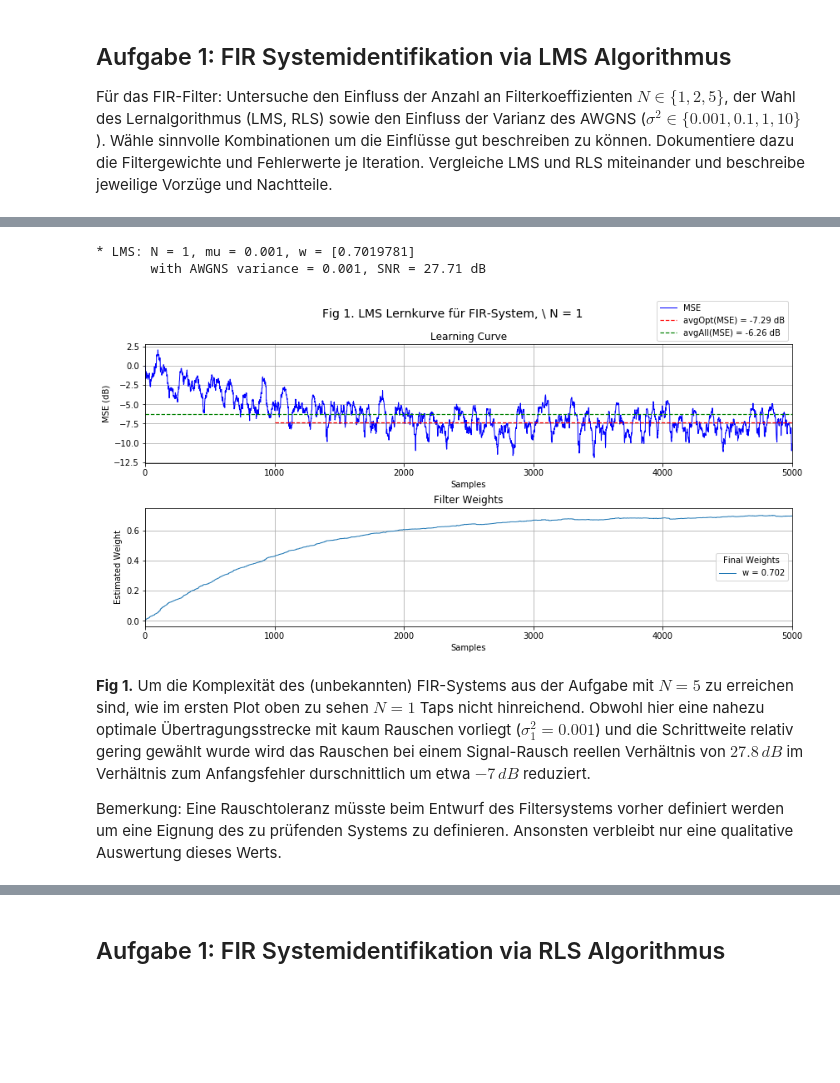
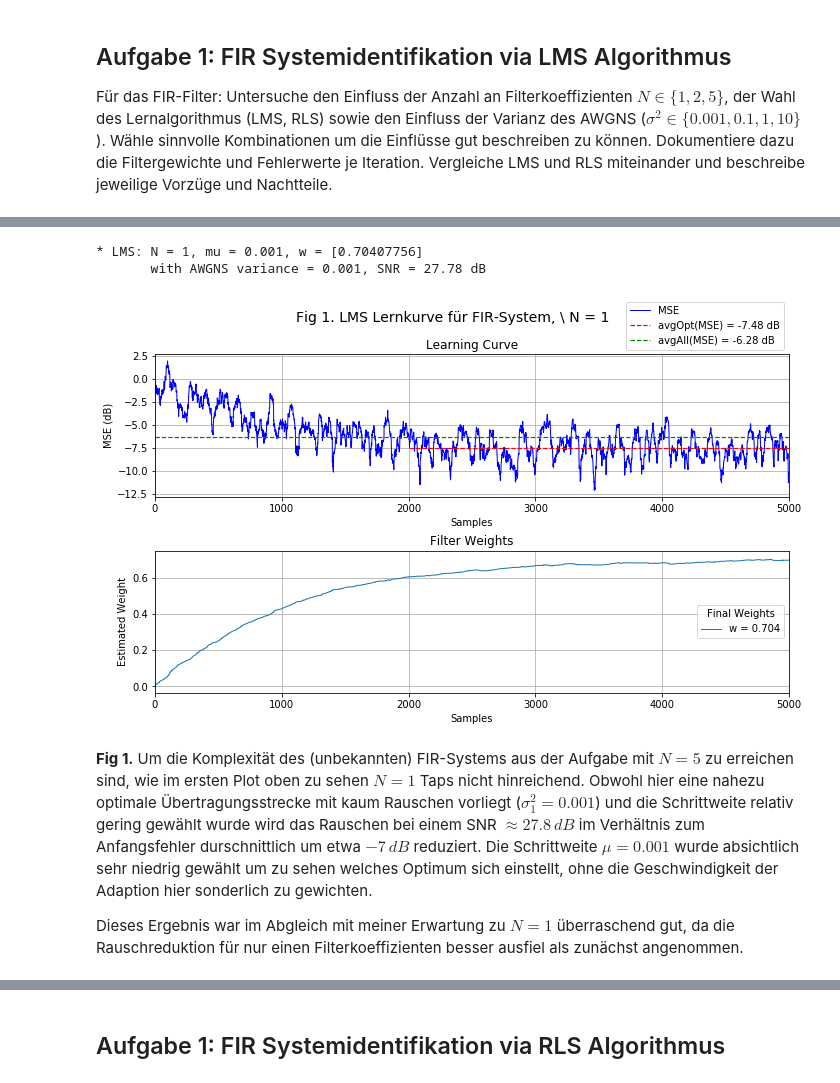
Before and after one commit to xhain/Systemidentifikation, a Jupyter notebook: python/Systemidentifikation.ipynb, the cells around one changed output, grey strips where cells are left out. Saved outputs shown, nothing was run; the diff lists cells and outputs as text; code cells hidden in the pictures; blank space fills up the shorter version.

```diff
--- a/python/Systemidentifikation.ipynb
+++ b/python/Systemidentifikation.ipynb
@@ -99,27 +103,28 @@ Weiter ist zu bemerken, das zwei als _durchschnittlich_ angegebene Fehler im Plo
 # %%
 # FIR LMS study
 # N  = 1, 2, 5
 # mu = free
 # var = 0.001, 0.1, 1, 10
 
 # Length of displayed plot
 plotLen = 5000
 
 # N = 1
 N, mu, var = 1, 0.001, 0.001
 HfirDn, SNRdB = ts.addNoise(HfirD, var)
 E, W, w, Yd = algo.lmsAlg(N, mu, HfirX, HfirDn, np.zeros(N))
 ts.errorPlot(E, W, plotLen, 'Fig 1. LMS Lernkurve für FIR-System, \ N = '\
-             +str(N), style='log',avgFrom=1000)
+             +str(N), style='log', avgFrom=2000)
 print('       with AWGNS variance = '+str(var)+', SNR = '+str(SNRdB)+' dB')
 # %% [output]
-* LMS: N = 1, mu = 0.001, w = [0.7019781]
-       with AWGNS variance = 0.001, SNR = 27.71 dB
+* LMS: N = 1, mu = 0.001, w = [0.70407756]
+       with AWGNS variance = 0.001, SNR = 27.78 dB
-[figure, old version]
+[figure, new version]
 # %% [markdown]
 **Fig 1.**
-Um die Komplexität des (unbekannten) FIR-Systems aus der Aufgabe mit $N = 5$ zu erreichen sind, wie im ersten Plot oben zu sehen $N = 1$ Taps nicht hinreichend. Obwohl hier eine nahezu optimale Übertragungsstrecke mit kaum Rauschen vorliegt ($\sigma_1^2 = 0.001$) und die Schrittweite relativ gering gewählt wurde wird das Rauschen bei einem Signal-Rausch reellen Verhältnis von $27.8 \,dB$ im Verhältnis zum Anfangsfehler durschnittlich um etwa $-7 \,dB$ reduziert.
+Um die Komplexität des (unbekannten) FIR-Systems aus der Aufgabe mit $N = 5$ zu erreichen sind, wie im ersten Plot oben zu sehen $N = 1$ Taps nicht hinreichend. Obwohl hier eine nahezu optimale Übertragungsstrecke mit kaum Rauschen vorliegt ($\sigma_1^2 = 0.001$) und die Schrittweite relativ gering gewählt wurde wird das Rauschen bei einem SNR $\approx 27.8 \,dB$ im Verhältnis zum Anfangsfehler durschnittlich um etwa $-7 \,dB$ reduziert.
+Die Schrittweite $\mu = 0.001$ wurde absichtlich sehr niedrig gewählt um zu sehen welches Optimum sich einstellt, ohne die Geschwindigkeit der Adaption hier sonderlich zu gewichten.
 
-Bemerkung: Eine Rauschtoleranz müsste beim Entwurf des Filtersystems vorher definiert werden um eine Eignung des zu prüfenden Systems zu definieren. Ansonsten verbleibt nur eine qualitative Auswertung dieses Werts.
+Dieses Ergebnis war im Abgleich mit meiner Erwartung zu $N = 1$ überraschend gut, da die Rauschreduktion für nur einen Filterkoeffizienten besser ausfiel als zunächst angenommen.
 # %%
 # N = 2
```
Also changed, not shown: parts of 50 cells of this notebook, 2 other files.
